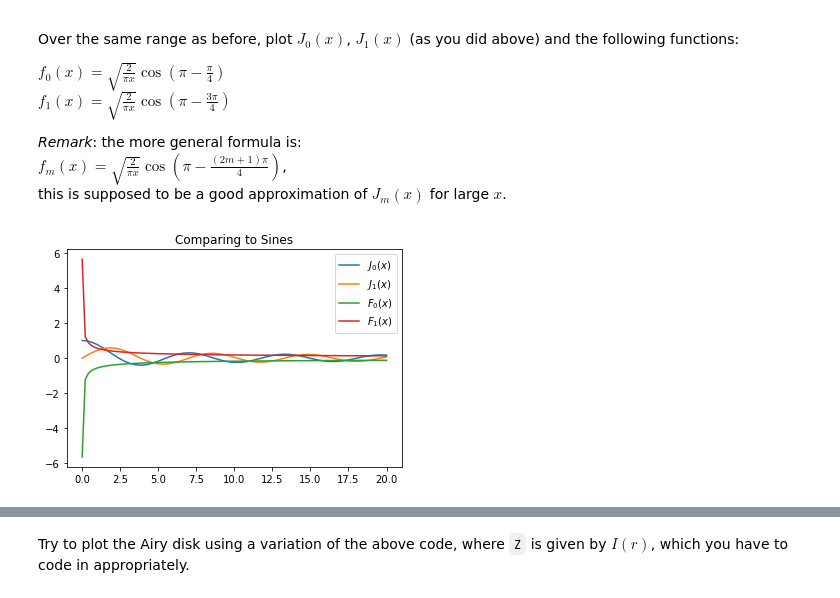
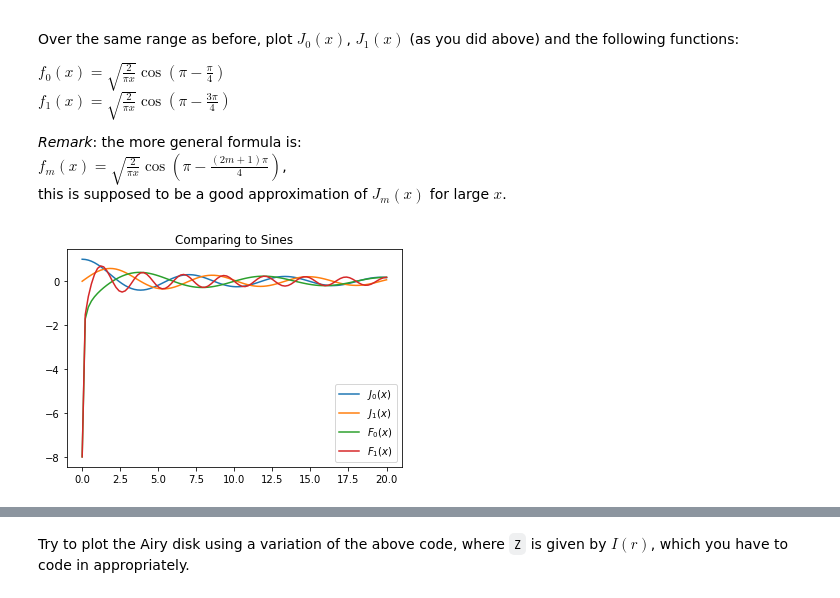
Before and after one commit to npham015/P77_Homework2, a Jupyter notebook: Homework_02.ipynb, the cells around one changed output, grey strips where cells are left out. Saved outputs shown, nothing was run; the diff lists cells and outputs as text; code cells hidden in the pictures.

```diff
--- a/Homework_02.ipynb
+++ b/Homework_02.ipynb
@@ -147,35 +147,35 @@ this is supposed to be a good approximation of $J_m(x)$ for large $x$.
 # %%
 # No quick start here.
 # Write your own functions f0(x) and f1(x),
 # then follow the Problem 2B template to plot f0, f1, J0, and J1
 from math import sqrt, cos, pi
 
 def f0(x):
     coeff = sqrt(2/(pi*x))
-    return coeff * cos(pi-(pi/4))
+    return coeff * cos(pi-(pi/4)*x)
 
 def f1(x):
     coeff = sqrt(2/(pi*x))
-    return coeff*cos(pi - (3*pi/4))
+    return coeff*cos(pi - (3*pi/4)*x)
 
 x = np.linspace(0,20,100)
 y = np.linspace(0.01, 20, 100)
 #The functions labeled f cannot accept f(0). A new linspace function is thus applied.
 
 Jnp = np.vectorize(J)
 F1 = np.vectorize(f1)
 F0 = np.vectorize(f0)
 
 plt.plot(x,Jnp(0,x), label = '$J_0(x)$')
 plt.plot(x,Jnp(1,x), label = '$J_1(x)$')
 plt.plot(x,F0(y), label = '$F_0(x)$')
 plt.plot(x,F1(y), label = '$F_1(x)$')
 
 plt.title("Comparing to Sines")
 plt.legend()
 plt.show()
 # %% [output]
-[figure, old version]
+[figure, new version]
 # %% [markdown]
 ### D. Plotting Diffraction Patterns
 
```
Also changed, not shown: parts of 7 cells of this notebook.
